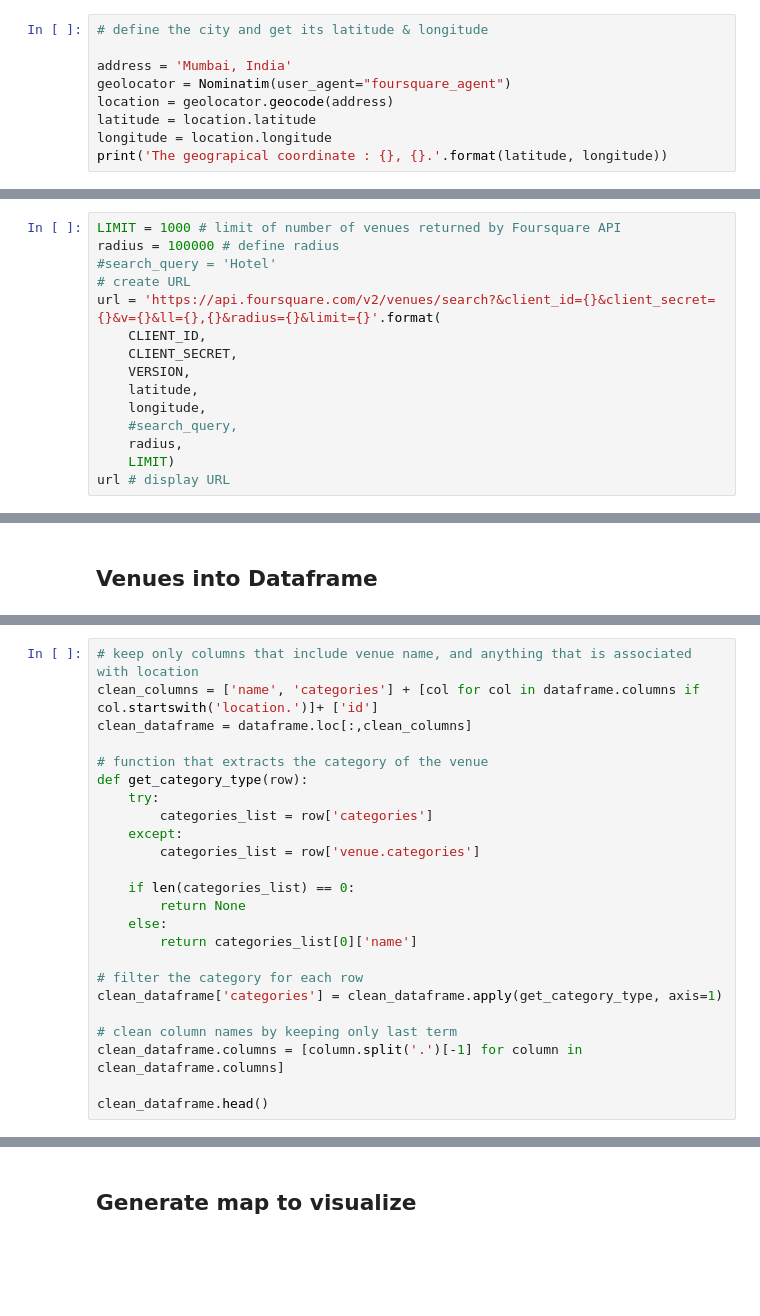
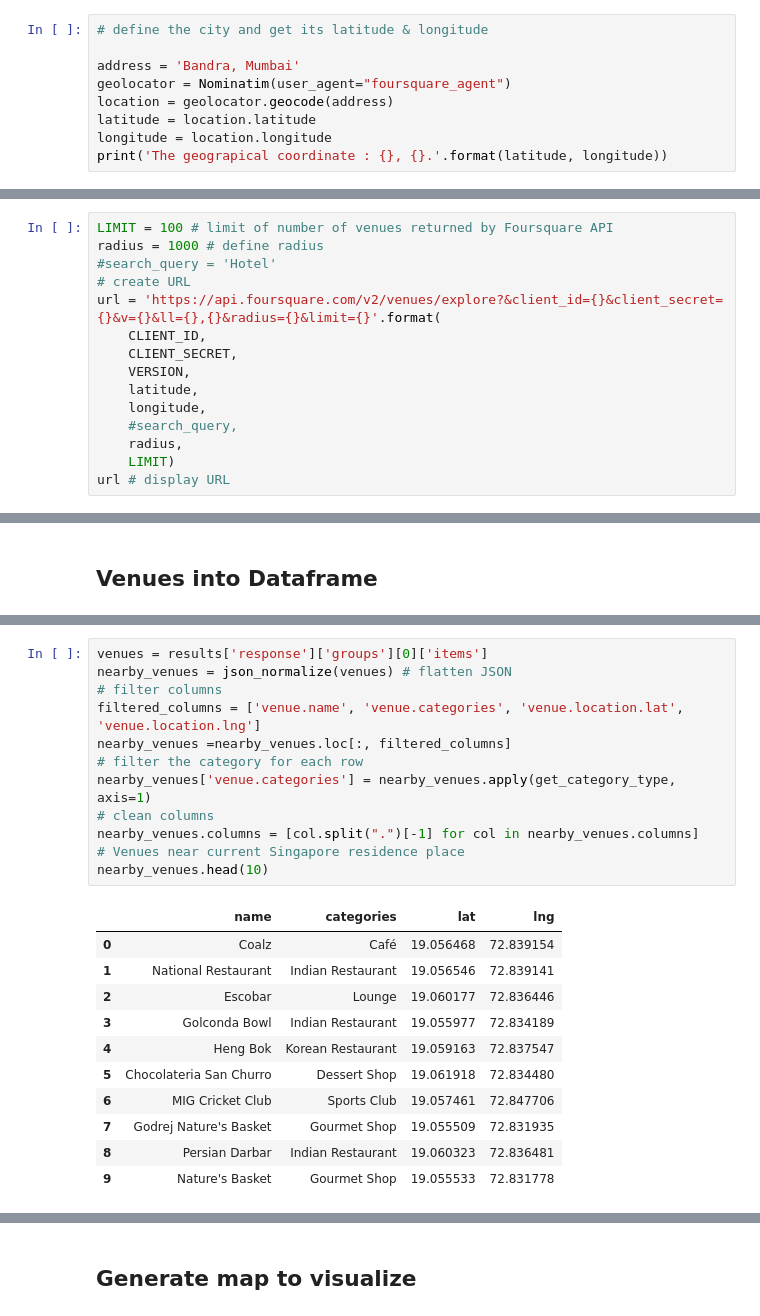
Before and after one commit to Emharsh/Coursera_Capstone, a Jupyter notebook: Coursera_Capstone.ipynb, the cells around one changed output, grey strips where cells are left out. Cells and saved outputs as stored; diff of their text form; blank space fills up the shorter version.

```diff
--- a/Coursera_Capstone.ipynb
+++ b/Coursera_Capstone.ipynb
@@ -96,7 +96,7 @@ Executing transaction: done
 # %%
 # define the city and get its latitude & longitude
 
-address = 'Mumbai, India'
+address = 'Bandra, Mumbai'
 geolocator = Nominatim(user_agent="foursquare_agent")
 location = geolocator.geocode(address)
 latitude = location.latitude
@@ -110,9 +110,9 @@ neighborhood_longitude = 77.2022662
 # %%
-LIMIT = 1000 # limit of number of venues returned by Foursquare API
-radius = 100000 # define radius
+LIMIT = 100 # limit of number of venues returned by Foursquare API
+radius = 1000 # define radius
 #search_query = 'Hotel'
 # create URL
-url = 'https://api.foursquare.com/v2/venues/search?&client_id={}&client_secret={}&v={}&ll={},{}&radius={}&limit={}'.format(
+url = 'https://api.foursquare.com/v2/venues/explore?&client_id={}&client_secret={}&v={}&ll={},{}&radius={}&limit={}'.format(
     CLIENT_ID,
     CLIENT_SECRET,
     VERSION,
@@ -161,24 +146,0 @@ dataframe.head()
-# %%
-# keep only columns that include venue name, and anything that is associated with location
-clean_columns = ['name', 'categories'] + [col for col in dataframe.columns if col.startswith('location.')]+ ['id']
-clean_dataframe = dataframe.loc[:,clean_columns]
-
-# function that extracts the category of the venue
-def get_category_type(row):
-    try:
-        categories_list = row['categories']
-    except:
-        categories_list = row['venue.categories']
-
-    if len(categories_list) == 0:
-        return None
-    else:
-        return categories_list[0]['name']
-
-# filter the category for each row
-clean_dataframe['categories'] = clean_dataframe.apply(get_category_type, axis=1)
-
-# clean column names by keeping only last term
-clean_dataframe.columns = [column.split('.')[-1] for column in clean_dataframe.columns]
-
-clean_dataframe.head()
@@ -233,0 +147,24 @@ dataframe4
+# %%
+venues = results['response']['groups'][0]['items']
+nearby_venues = json_normalize(venues) # flatten JSON
+# filter columns
+filtered_columns = ['venue.name', 'venue.categories', 'venue.location.lat', 'venue.location.lng']
+nearby_venues =nearby_venues.loc[:, filtered_columns]
+# filter the category for each row
+nearby_venues['venue.categories'] = nearby_venues.apply(get_category_type, axis=1)
+# clean columns
+nearby_venues.columns = [col.split(".")[-1] for col in nearby_venues.columns]
+# Venues near current Singapore residence place
+nearby_venues.head(10)
+# %% [output]
+|  | name | categories | lat | lng |
+| 0 | Coalz | Café | 19.056468 | 72.839154 |
+| 1 | National Restaurant | Indian Restaurant | 19.056546 | 72.839141 |
+| 2 | Escobar | Lounge | 19.060177 | 72.836446 |
+| 3 | Golconda Bowl | Indian Restaurant | 19.055977 | 72.834189 |
+| 4 | Heng Bok | Korean Restaurant | 19.059163 | 72.837547 |
+| 5 | Chocolateria San Churro | Dessert Shop | 19.061918 | 72.834480 |
+| 6 | MIG Cricket Club | Sports Club | 19.057461 | 72.847706 |
+| 7 | Godrej Nature's Basket | Gourmet Shop | 19.055509 | 72.831935 |
+| 8 | Persian Darbar | Indian Restaurant | 19.060323 | 72.836481 |
+| 9 | Nature's Basket | Gourmet Shop | 19.055533 | 72.831778 |
```
Also changed, not shown: parts of 31 cells of this notebook.
